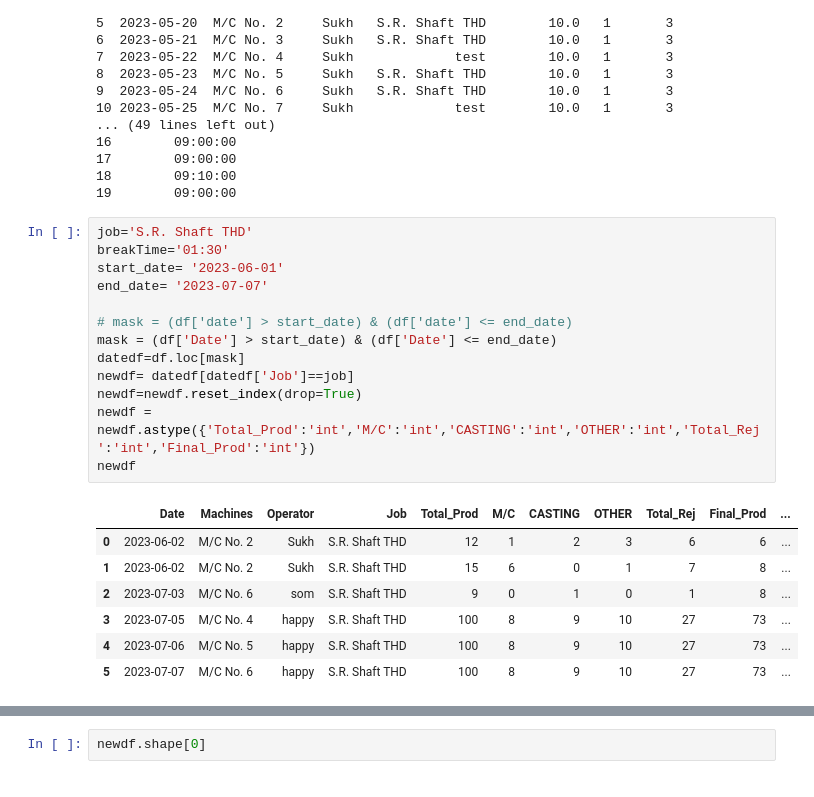
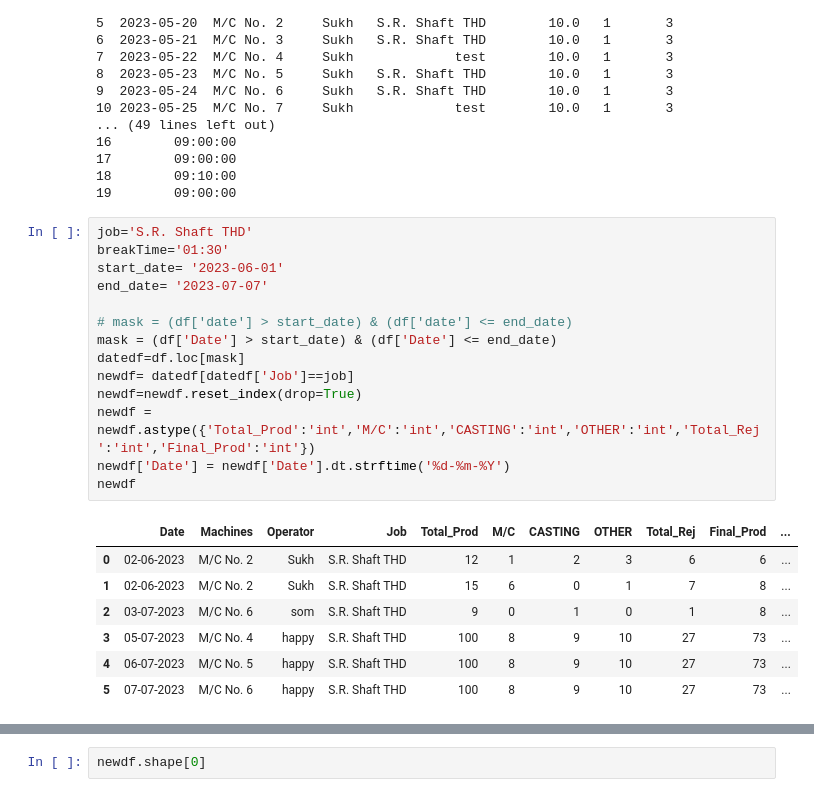
Before and after one commit to SukritMachineTools/Experiments, a Jupyter notebook: Project3/notebooks/csv reads.ipynb, the cells around one changed output, grey strips where cells are left out. Drawn from its saved outputs; the diff is of its cells as text.

Commit message:
page2 gets dataframe

```diff
--- a/Project3/notebooks/csv reads.ipynb
+++ b/Project3/notebooks/csv reads.ipynb
@@ -77,24 +77,25 @@ print(df)
 # %%
 job='S.R. Shaft THD'
 breakTime='01:30'
 start_date= '2023-06-01'
 end_date= '2023-07-07'
 
 # mask = (df['date'] > start_date) & (df['date'] <= end_date)
 mask = (df['Date'] > start_date) & (df['Date'] <= end_date)
 datedf=df.loc[mask]
 newdf= datedf[datedf['Job']==job]
 newdf=newdf.reset_index(drop=True)
 newdf = newdf.astype({'Total_Prod':'int','M/C':'int','CASTING':'int','OTHER':'int','Total_Rej':'int','Final_Prod':'int'})
+newdf['Date'] = newdf['Date'].dt.strftime('%d-%m-%Y')
 newdf
 # %% [output]
 |  | Date | Machines | Operator | Job | Total_Prod | M/C | CASTING | OTHER | Total_Rej | Final_Prod | ... |
-| 0 | 2023-06-02 | M/C No. 2 | Sukh | S.R. Shaft THD | 12 | 1 | 2 | 3 | 6 | 6 | ... |
-| 1 | 2023-06-02 | M/C No. 2 | Sukh | S.R. Shaft THD | 15 | 6 | 0 | 1 | 7 | 8 | ... |
-| 2 | 2023-07-03 | M/C No. 6 | som | S.R. Shaft THD | 9 | 0 | 1 | 0 | 1 | 8 | ... |
-| 3 | 2023-07-05 | M/C No. 4 | happy | S.R. Shaft THD | 100 | 8 | 9 | 10 | 27 | 73 | ... |
-| 4 | 2023-07-06 | M/C No. 5 | happy | S.R. Shaft THD | 100 | 8 | 9 | 10 | 27 | 73 | ... |
-| 5 | 2023-07-07 | M/C No. 6 | happy | S.R. Shaft THD | 100 | 8 | 9 | 10 | 27 | 73 | ... |
+| 0 | 02-06-2023 | M/C No. 2 | Sukh | S.R. Shaft THD | 12 | 1 | 2 | 3 | 6 | 6 | ... |
+| 1 | 02-06-2023 | M/C No. 2 | Sukh | S.R. Shaft THD | 15 | 6 | 0 | 1 | 7 | 8 | ... |
+| 2 | 03-07-2023 | M/C No. 6 | som | S.R. Shaft THD | 9 | 0 | 1 | 0 | 1 | 8 | ... |
+| 3 | 05-07-2023 | M/C No. 4 | happy | S.R. Shaft THD | 100 | 8 | 9 | 10 | 27 | 73 | ... |
+| 4 | 06-07-2023 | M/C No. 5 | happy | S.R. Shaft THD | 100 | 8 | 9 | 10 | 27 | 73 | ... |
+| 5 | 07-07-2023 | M/C No. 6 | happy | S.R. Shaft THD | 100 | 8 | 9 | 10 | 27 | 73 | ... |
 # %%
 total_time = newdf['time_difference1'].sum()
 # df=df.drop(['time_difference1'], axis=1)
```
Also changed, not shown: parts of 2 cells of this notebook, 2 other files.
